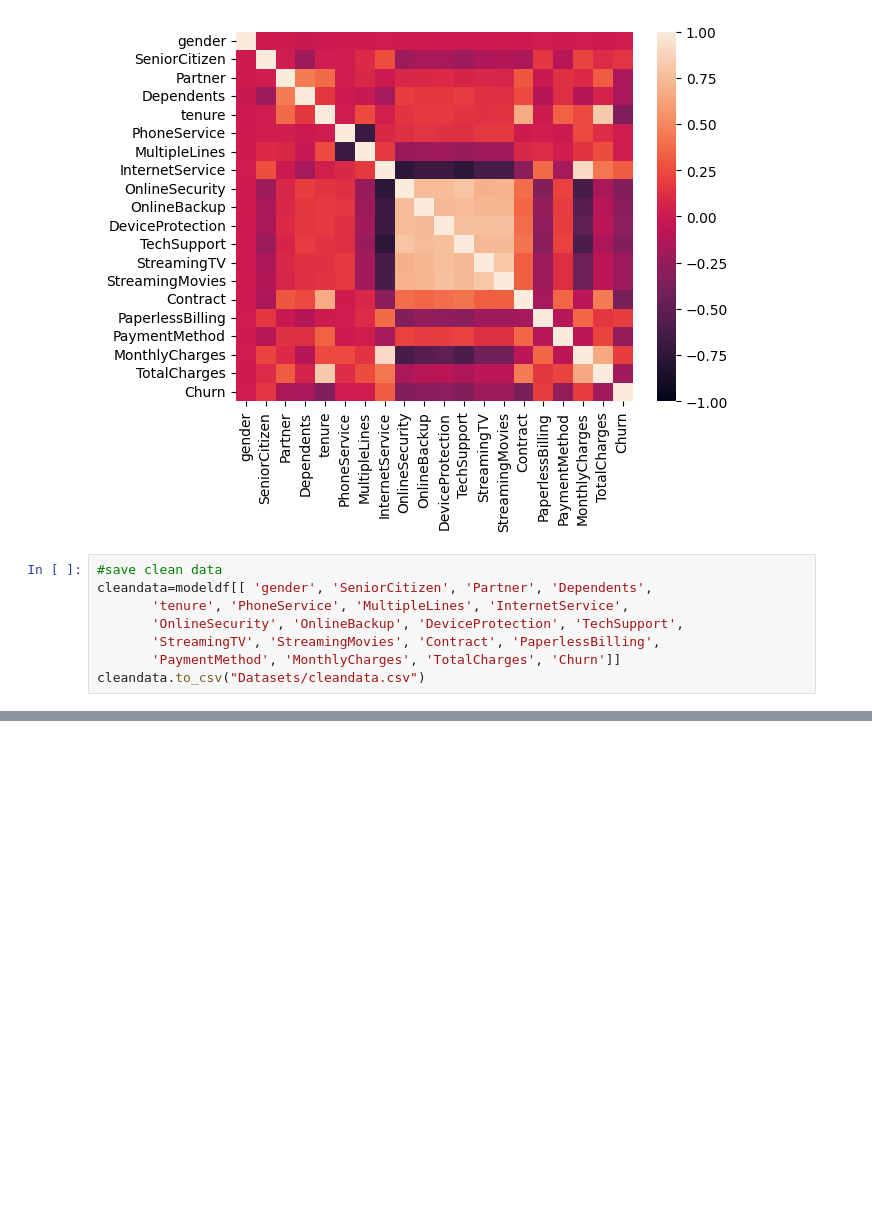
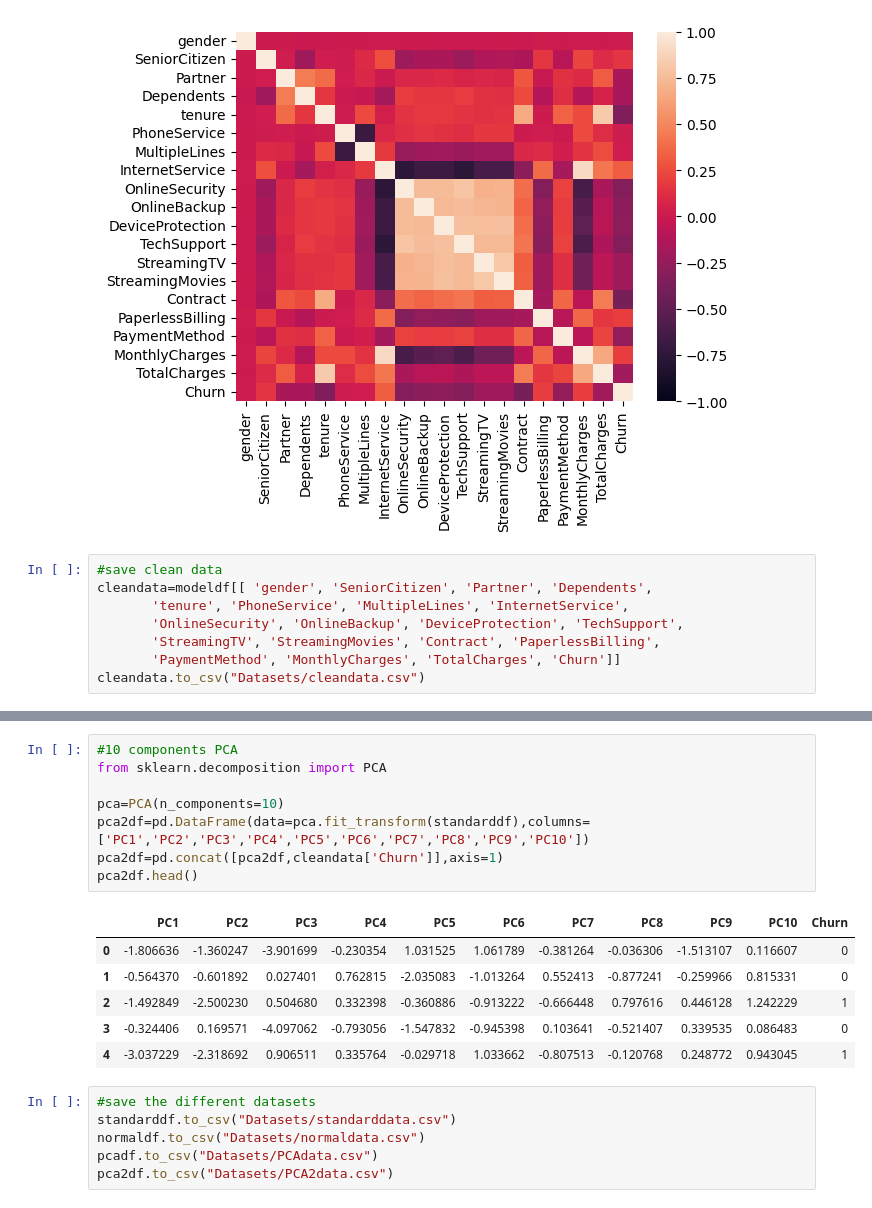
Before and after one commit to aymanfen/ClassificationProject, a Jupyter notebook: DataTreatment.ipynb, the cells around one changed output, grey strips where cells are left out. Drawn from its saved outputs; the diff is of its cells as text; blank space fills up the shorter version.

```diff
--- a/DataTreatment.ipynb
+++ b/DataTreatment.ipynb
@@ -678,0 +737,21 @@ cleandata.to_csv("Datasets/cleandata.csv")
+# %%
+#10 components PCA
+from sklearn.decomposition import PCA
+
+pca=PCA(n_components=10)
+pca2df=pd.DataFrame(data=pca.fit_transform(standarddf),columns=['PC1','PC2','PC3','PC4','PC5','PC6','PC7','PC8','PC9','PC10'])
+pca2df=pd.concat([pca2df,cleandata['Churn']],axis=1)
+pca2df.head()
+# %% [output]
+|  | PC1 | PC2 | PC3 | PC4 | PC5 | PC6 | PC7 | PC8 | PC9 | PC10 | Churn |
+| 0 | -1.806636 | -1.360247 | -3.901699 | -0.230354 | 1.031525 | 1.061789 | -0.381264 | -0.036306 | -1.513107 | 0.116607 | 0 |
+| 1 | -0.564370 | -0.601892 | 0.027401 | 0.762815 | -2.035083 | -1.013264 | 0.552413 | -0.877241 | -0.259966 | 0.815331 | 0 |
+| 2 | -1.492849 | -2.500230 | 0.504680 | 0.332398 | -0.360886 | -0.913222 | -0.666448 | 0.797616 | 0.446128 | 1.242229 | 1 |
+| 3 | -0.324406 | 0.169571 | -4.097062 | -0.793056 | -1.547832 | -0.945398 | 0.103641 | -0.521407 | 0.339535 | 0.086483 | 0 |
+| 4 | -3.037229 | -2.318692 | 0.906511 | 0.335764 | -0.029718 | 1.033662 | -0.807513 | -0.120768 | 0.248772 | 0.943045 | 1 |
+# %%
+#save the different datasets
+standarddf.to_csv("Datasets/standarddata.csv")
+normaldf.to_csv("Datasets/normaldata.csv")
+pcadf.to_csv("Datasets/PCAdata.csv")
+pca2df.to_csv("Datasets/PCA2data.csv")
```
Also changed, not shown: parts of 5 cells of this notebook, 4 other files.
